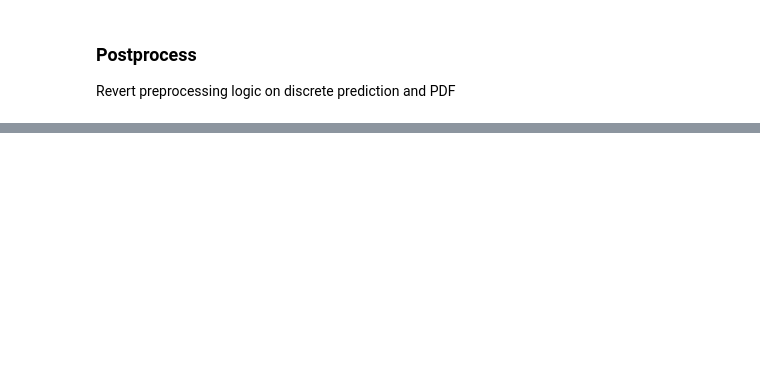
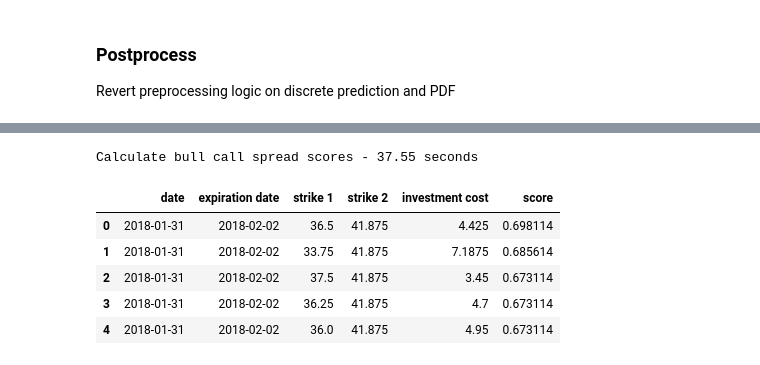
Before and after one commit to jacktan1/Options-Project, a Jupyter notebook: src/P5-0_baseline_model.ipynb, the cells around one changed output, grey strips where cells are left out. Drawn from its saved outputs; the diff is of its cells as text; code cells hidden in the pictures; blank space fills up the shorter version.

```diff
--- a/src/4-0_baseline_model.ipynb
+++ b/src/P5-0_baseline_model.ipynb
@@ -143,0 +222,20 @@ my_model.pred_test_pdf.head()
+# %%
+start_time = time.time()
+
+calc_options = BullCallSpread(dates=test_dates)
+
+scores_df = calc_options.run(options_df=test_options_df,
+                             pred_pdf_df=my_model.pred_test_pdf)
+
+print(f"Calculate bull call spread scores - {round(time.time() - start_time, 2)} seconds")
+# %% [output]
+Calculate bull call spread scores - 37.55 seconds
+# %%
+scores_df.head()
+# %% [output]
+|  | date | expiration date | strike 1 | strike 2 | investment cost | score |
+| 0 | 2018-01-31 | 2018-02-02 | 36.5 | 41.875 | 4.425 | 0.698114 |
+| 1 | 2018-01-31 | 2018-02-02 | 33.75 | 41.875 | 7.1875 | 0.685614 |
+| 2 | 2018-01-31 | 2018-02-02 | 37.5 | 41.875 | 3.45 | 0.673114 |
+| 3 | 2018-01-31 | 2018-02-02 | 36.25 | 41.875 | 4.7 | 0.673114 |
+| 4 | 2018-01-31 | 2018-02-02 | 36.0 | 41.875 | 4.95 | 0.673114 |
```
Also changed, not shown: parts of 9 cells of this notebook, 9 other files.
